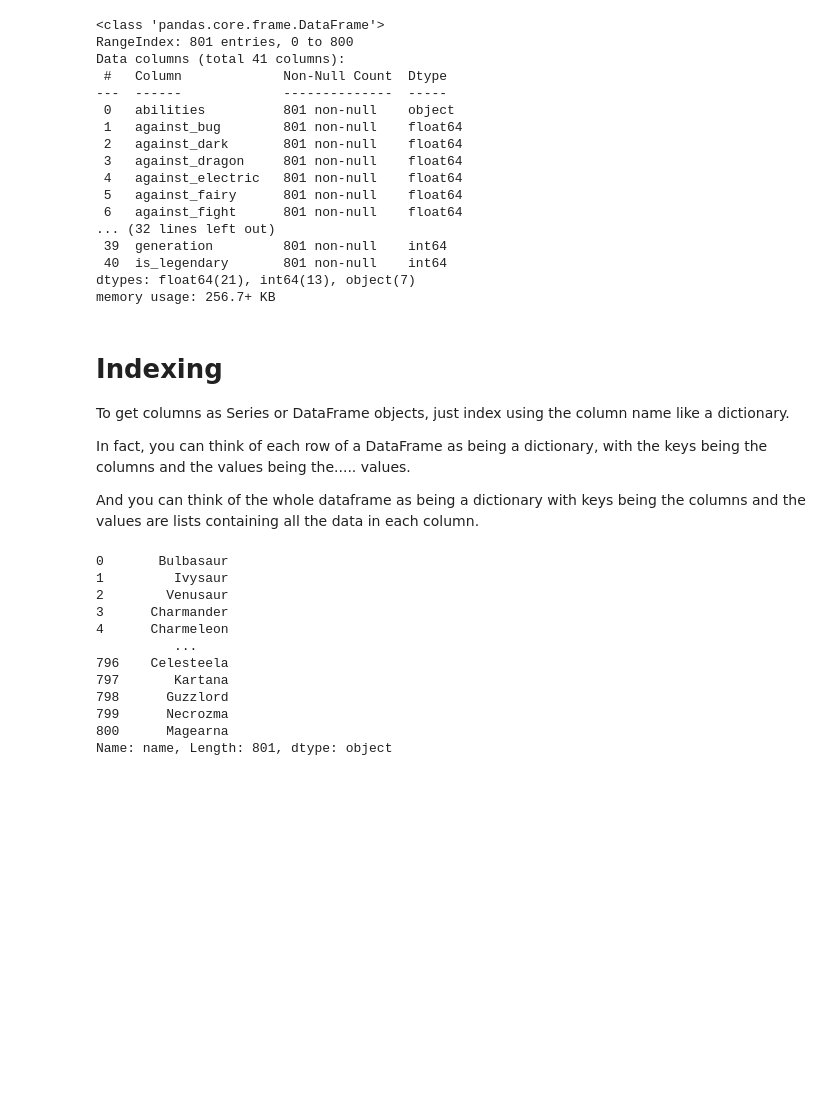
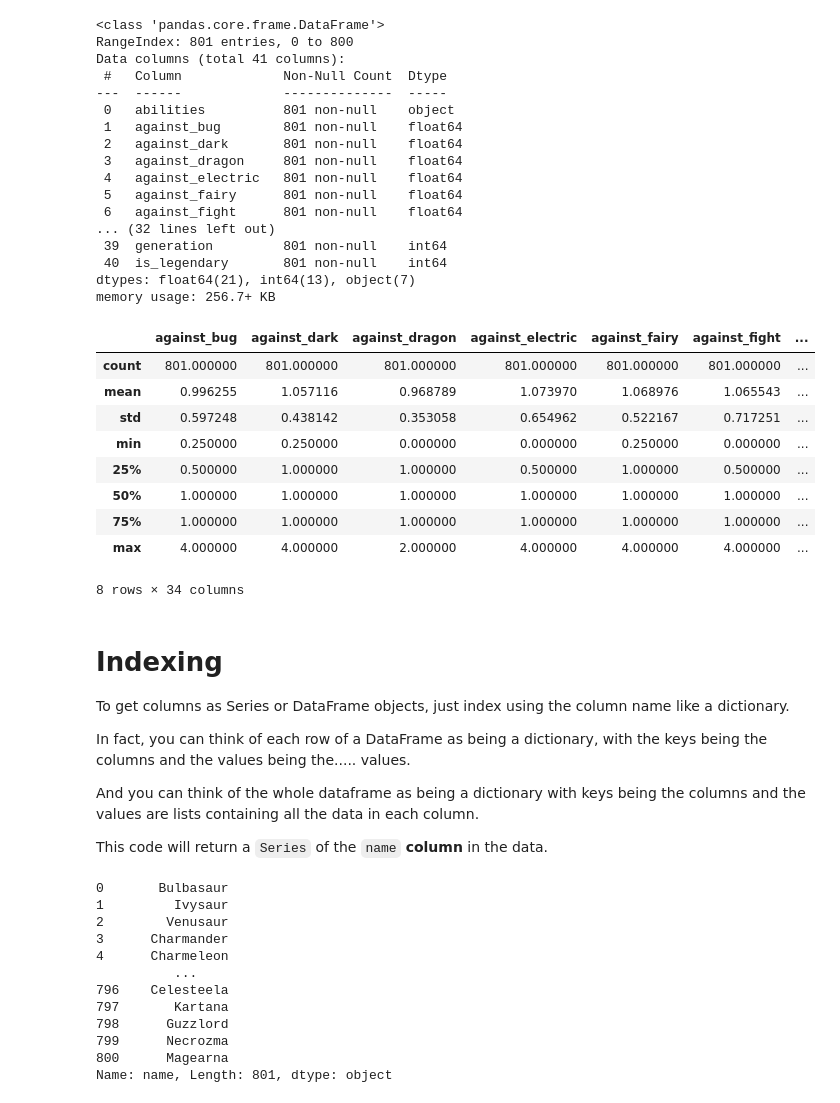
Before and after one commit to iancwm/python_crash_course, a Jupyter notebook: Pandas EDA.ipynb, the cells around one changed output. Saved outputs shown, nothing was run; the diff lists cells and outputs as text; code cells hidden in the pictures; blank space fills up the shorter version.

```diff
--- a/Pandas EDA.ipynb
+++ b/Pandas EDA.ipynb
@@ -27,6 +35,19 @@ Data columns (total 41 columns):
  40  is_legendary       801 non-null    int64
 dtypes: float64(21), int64(13), object(7)
 memory usage: 256.7+ KB
+# %%
+df.describe()
+# %% [output]
+|  | against_bug | against_dark | against_dragon | against_electric | against_fairy | against_fight | ... |
+| count | 801.000000 | 801.000000 | 801.000000 | 801.000000 | 801.000000 | 801.000000 | ... |
+| mean | 0.996255 | 1.057116 | 0.968789 | 1.073970 | 1.068976 | 1.065543 | ... |
+| std | 0.597248 | 0.438142 | 0.353058 | 0.654962 | 0.522167 | 0.717251 | ... |
+| min | 0.250000 | 0.250000 | 0.000000 | 0.000000 | 0.250000 | 0.000000 | ... |
+| 25% | 0.500000 | 1.000000 | 1.000000 | 0.500000 | 1.000000 | 0.500000 | ... |
+| 50% | 1.000000 | 1.000000 | 1.000000 | 1.000000 | 1.000000 | 1.000000 | ... |
+| 75% | 1.000000 | 1.000000 | 1.000000 | 1.000000 | 1.000000 | 1.000000 | ... |
+| max | 4.000000 | 4.000000 | 2.000000 | 4.000000 | 4.000000 | 4.000000 | ... |
+8 rows × 34 columns
 # %% [markdown]
 # Indexing
 
@@ -35,6 +56,8 @@ To get columns as Series or DataFrame objects, just index using the column name
 In fact, you can think of each row of a DataFrame as being a dictionary, with the keys being the columns and the values being the..... values.
 
 And you can think of the whole dataframe as being a dictionary with keys being the columns and the values are lists containing all the data in each column.
+
+This code will return a `Series` of the `name` **column** in the data.
 # %%
 df['name']
 # %% [output]
```
Also changed, not shown: parts of 8 cells of this notebook.
